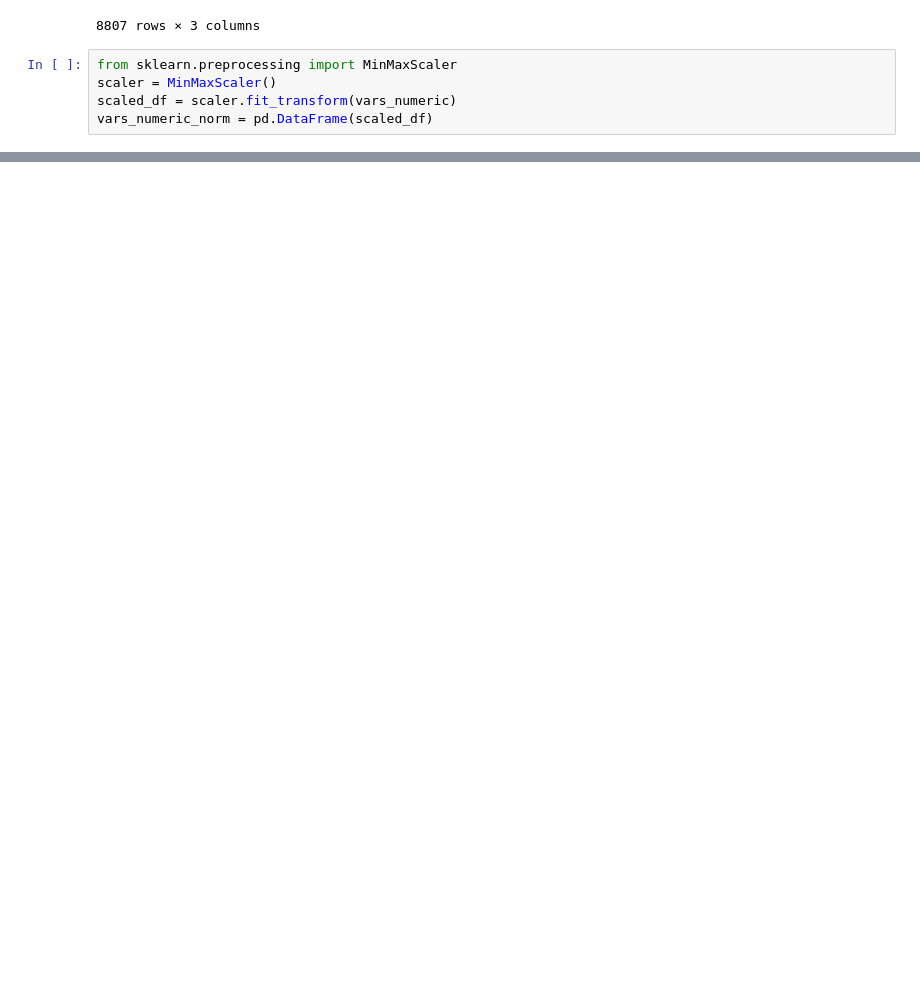
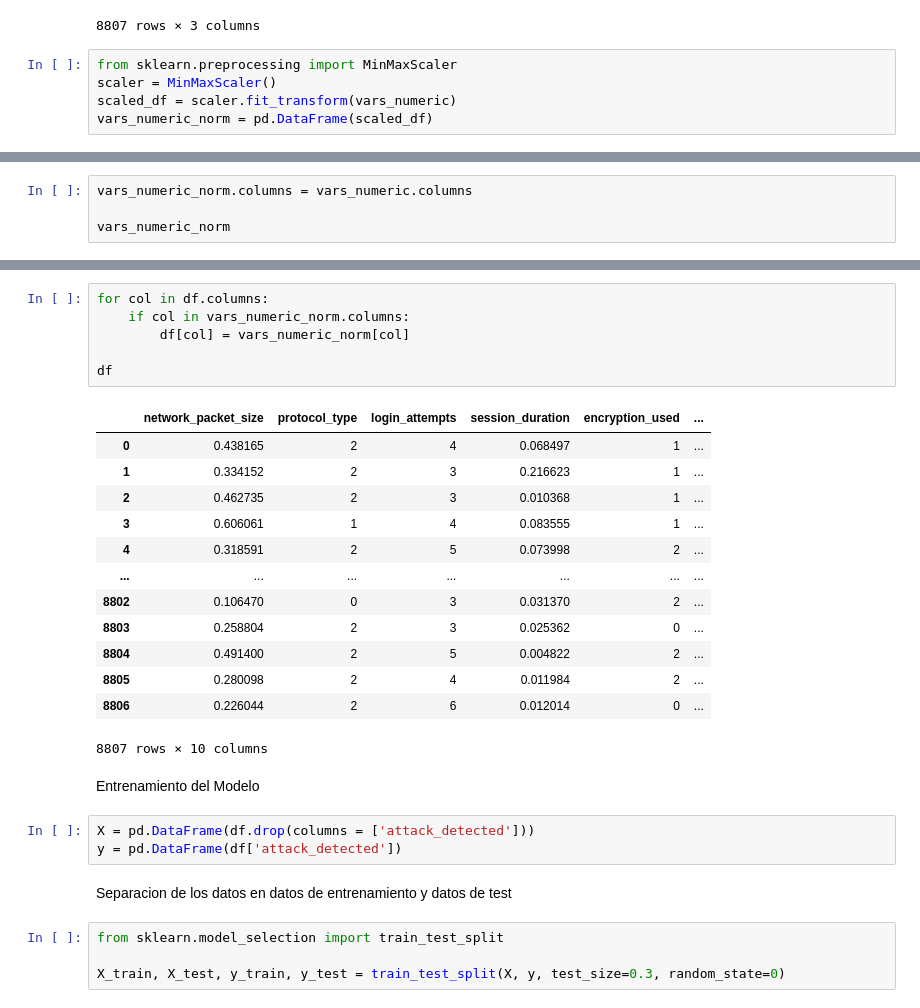
Before and after one commit to Franguti4k/Practica_3_IA, a Jupyter notebook: codigo.ipynb, the cells around one changed output, grey strips where cells are left out. Saved outputs shown, nothing was run; the diff lists cells and outputs as text; blank space fills up the shorter version.

Commit message:
entrenamiento y evaluacion del modelo

```diff
--- a/codigo.ipynb
+++ b/codigo.ipynb
@@ -396,0 +416,4 @@ vars_numeric_norm
+# %%
+vars_numeric_norm.columns = vars_numeric.columns
+
+vars_numeric_norm
@@ -396,0 +443,31 @@ vars_numeric_norm
+# %%
+for col in df.columns:
+    if col in vars_numeric_norm.columns:
+        df[col] = vars_numeric_norm[col]
+
+df
+# %% [output]
+|  | network_packet_size | protocol_type | login_attempts | session_duration | encryption_used | ... |
+| 0 | 0.438165 | 2 | 4 | 0.068497 | 1 | ... |
+| 1 | 0.334152 | 2 | 3 | 0.216623 | 1 | ... |
+| 2 | 0.462735 | 2 | 3 | 0.010368 | 1 | ... |
+| 3 | 0.606061 | 1 | 4 | 0.083555 | 1 | ... |
+| 4 | 0.318591 | 2 | 5 | 0.073998 | 2 | ... |
+| ... | ... | ... | ... | ... | ... | ... |
+| 8802 | 0.106470 | 0 | 3 | 0.031370 | 2 | ... |
+| 8803 | 0.258804 | 2 | 3 | 0.025362 | 0 | ... |
+| 8804 | 0.491400 | 2 | 5 | 0.004822 | 2 | ... |
+| 8805 | 0.280098 | 2 | 4 | 0.011984 | 2 | ... |
+| 8806 | 0.226044 | 2 | 6 | 0.012014 | 0 | ... |
+8807 rows × 10 columns
+# %% [markdown]
+Entrenamiento del Modelo
+# %%
+X = pd.DataFrame(df.drop(columns = ['attack_detected']))
+y = pd.DataFrame(df['attack_detected'])
+# %% [markdown]
+Separacion de los datos en datos de entrenamiento y datos de test
+# %%
+from sklearn.model_selection import train_test_split
+
+X_train, X_test, y_train, y_test = train_test_split(X, y, test_size=0.3, random_state=0)
```
Also changed, not shown: parts of 11 cells of this notebook.
